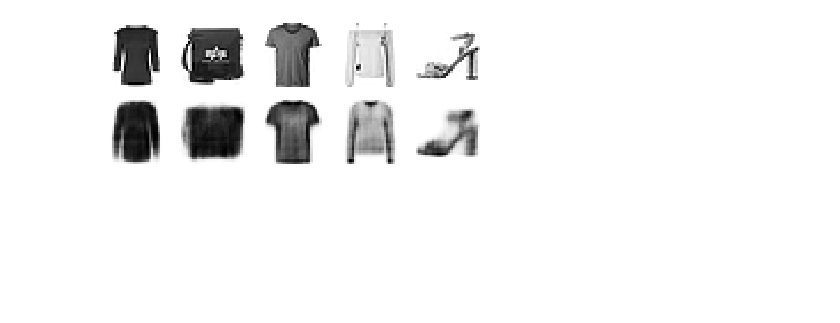
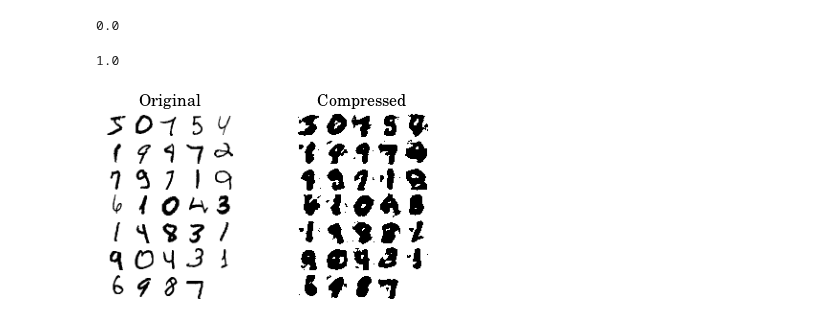
Before and after one commit to danielnewman09/Dissertation, a Jupyter notebook: Dissertation-Notebooks/Chapter-4/Principal_Components_Analysis.ipynb, the cells around one changed output. Saved outputs shown, nothing was run; the diff lists cells and outputs as text; code cells hidden in the pictures; blank space fills up the shorter version.

```diff
--- a/Dissertation-Notebooks/Chapter-4/Principal_Components_Analysis.ipynb
+++ b/Dissertation-Notebooks/Chapter-4/Principal_Components_Analysis.ipynb
@@ -186,18 +106,49 @@ ________________________________________________________________________________
-# %%
-
-def plot_image(image):
-    plt.imshow(image, cmap="binary")
-    plt.axis("off")
-def show_reconstructions(model, images=X_valid, n_images=5):
-    reconstructions = model.predict(images[:n_images])
-    fig = plt.figure(figsize=(n_images * 1.5, 3))
-    for image_index in range(n_images):
-        plt.subplot(2, n_images, 1 + image_index)
-        plot_image(images[image_index])
-        plt.subplot(2, n_images, 1 + n_images + image_index)
-        plot_image(reconstructions[image_index])
-
-show_reconstructions(variational_ae)
-plt.show()
-# %% [output]
-[figure, removed]
+# %%
+np.amin(X_test)
+# %% [output]
+0.0
+# %%
+X_test = X_test.reshape(X_test.shape[0],28,28)
+X_train = X_train.reshape(X_train.shape[0],28,28)
+
+X_test = X_test.astype(np.float32) / 255
+X_train = X_train.astype(np.float32) / 255
+# %%
+np.amax(X_test)
+# %% [output]
+1.0
+# %%
+param_dict = {
+    "hidden_nodes":[100,30],
+    "input_shape":[28,28],
+}
+max_epochs = 10
+batch_size = 64
+verbose = 0
+
+model,encoder,decoder = create_vanilla_ae(param_dict)
+
+model.compile(loss='binary_crossentropy',
+              optimizer='adam')
+
+loss = model.fit(
+            X_train,X_train,
+            validation_data=(X_test,X_test),
+            epochs=max_epochs,
+            batch_size=batch_size,
+            verbose=verbose)
+
+X_reconstructed_vanilla_ae = model.predict(X.reshape(X.shape[0],28,28))
+# %%
+X_reconstructed_vanilla_ae = X_reconstructed_vanilla_ae.reshape(X_reconstructed_vanilla_ae.shape[0],784)
+plt.figure(figsize=(7, 4))
+plt.subplot(121)
+plot_digits(X[::2100])
+plt.title("Original", fontsize=16)
+plt.subplot(122)
+plot_digits(X_reconstructed_vanilla_ae[::2100])
+plt.title("Compressed", fontsize=16)
+
+plt.savefig("figures/Vanilla_AE_Compression.png")
+# %% [output]
+[figure, added]
```
Also changed, not shown: parts of 16 cells of this notebook, 5 other files.
